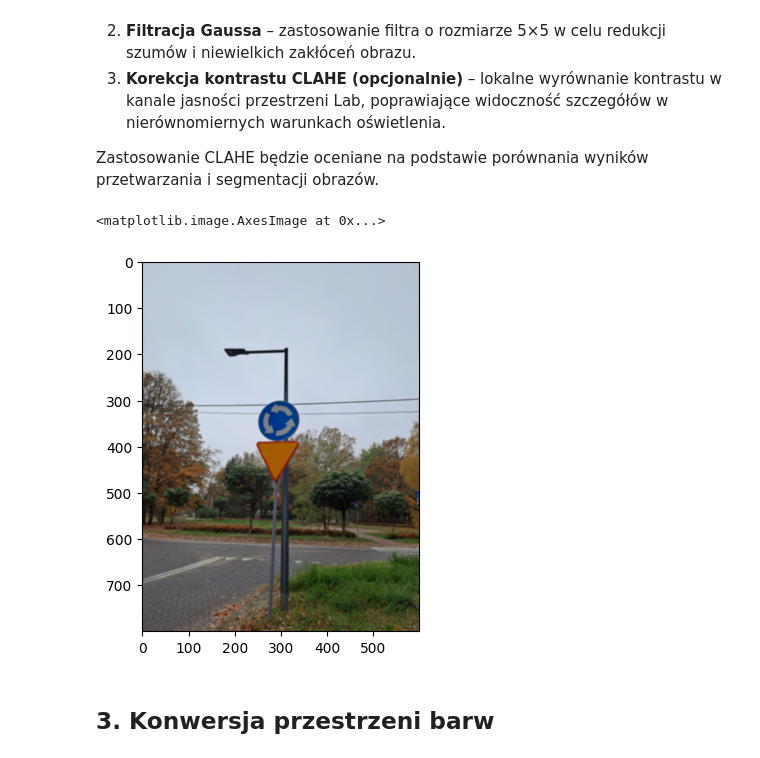
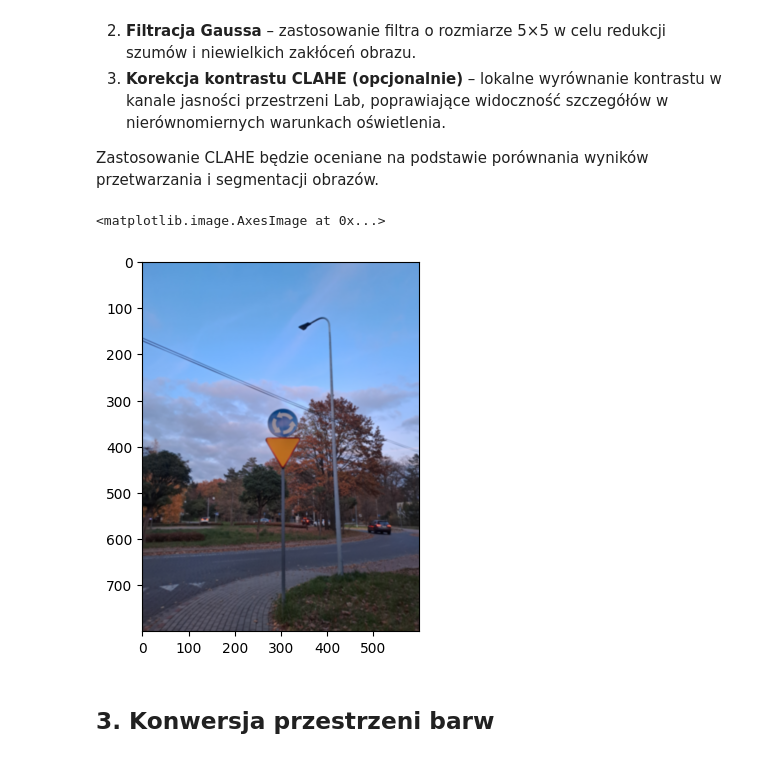
Before and after one commit to DobryCzlowiekDobryKodzik/Traffic-Sign-Recognition, a Jupyter notebook: notebooks/etap_2.ipynb, the cells around one changed output. Drawn from its saved outputs; the diff is of its cells as text; code cells hidden in the pictures.

```diff
--- a/notebooks/etap_2.ipynb
+++ b/notebooks/etap_2.ipynb
@@ -171,10 +171,10 @@ for indeks,i in df_zdjecia.iterrows():
   obraz = przetwarzanie_wstepne(obraz)
   przetworzone.append(obraz)
 # %%
-plt.imshow(cv2.cvtColor(przetworzone[9], cv2.COLOR_BGR2RGB))
+plt.imshow(cv2.cvtColor(przetworzone[12], cv2.COLOR_BGR2RGB))
 # %% [output]
 <matplotlib.image.AxesImage at 0x...>
-[figure, old version]
+[figure, new version]
 # %% [markdown]
 ## 3. Konwersja przestrzeni barw
 # %%
```
Also changed, not shown: parts of 15 cells of this notebook.
